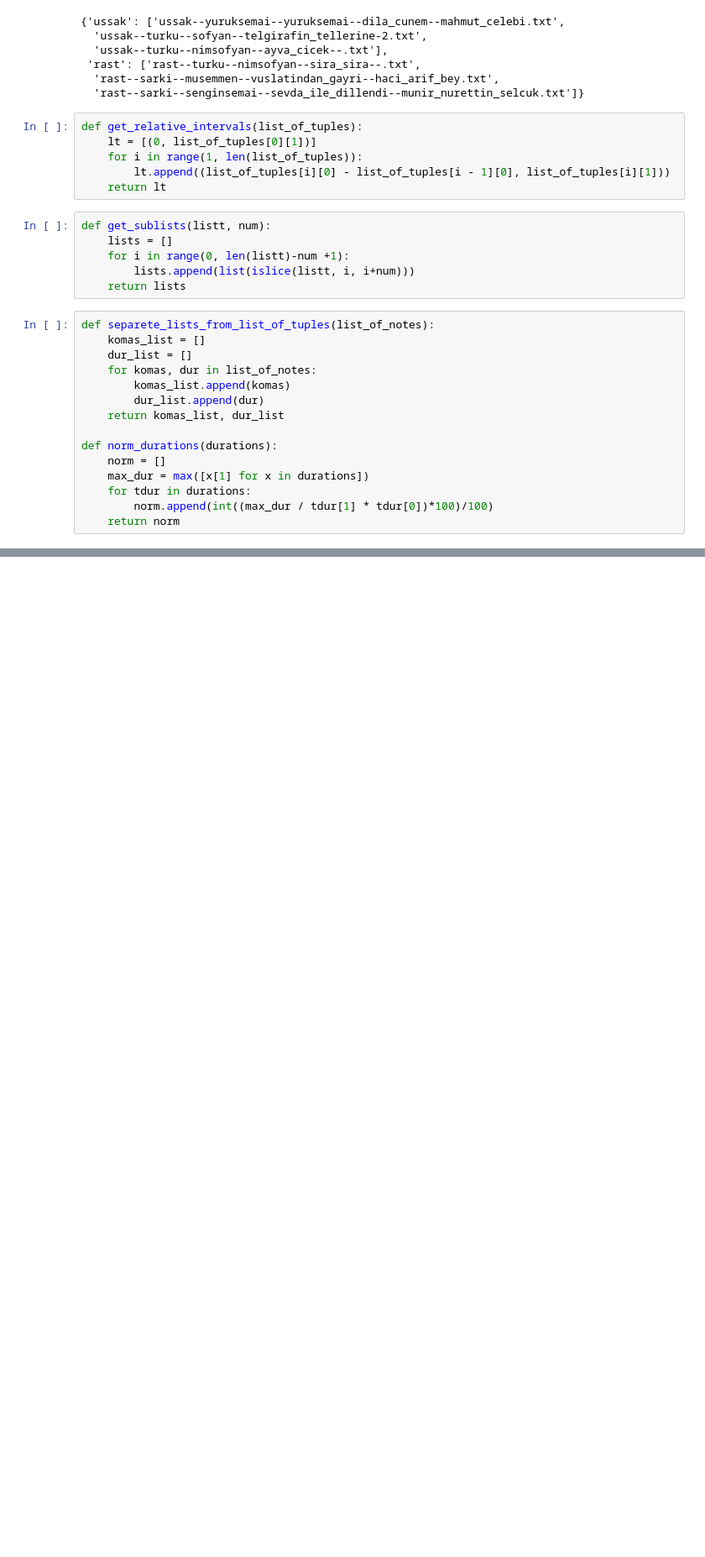
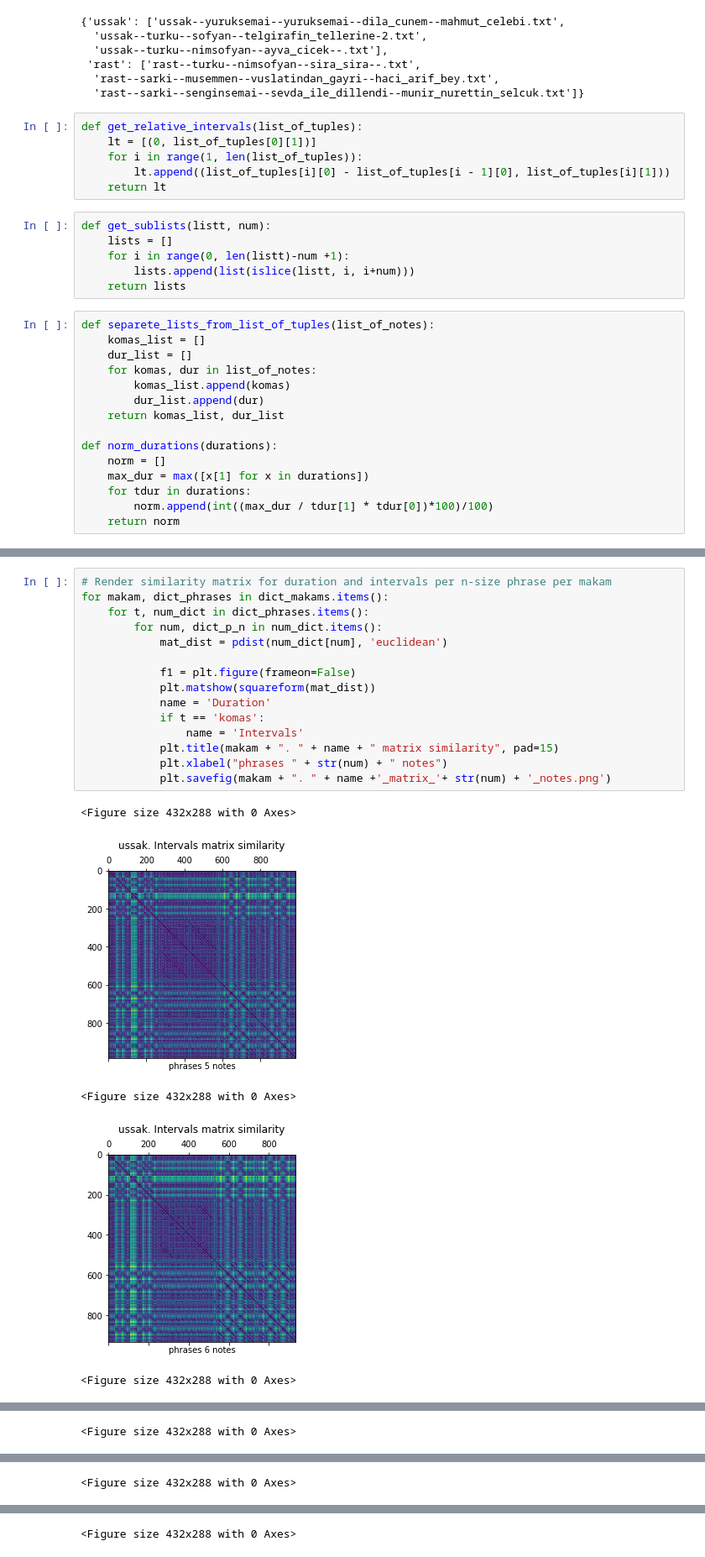
Before and after one commit to ljoglar/makam_paterns, a Jupyter notebook: makam_similarity.ipynb, the cells around one changed output, grey strips where cells are left out. Shown at 84% size. Saved outputs shown, nothing was run; the diff lists cells and outputs as text; blank space fills up the shorter version.

```diff
--- a/makam_similarity.ipynb
+++ b/makam_similarity.ipynb
@@ -107,0 +156,21 @@ def get_lists_of_notes_from_score(path, min_n, max_n):
+# %%
+# Render similarity matrix for duration and intervals per n-size phrase per makam
+for makam, dict_phrases in dict_makams.items():
+    for t, num_dict in dict_phrases.items():
+        for num, dict_p_n in num_dict.items():
+            mat_dist = pdist(num_dict[num], 'euclidean')
+
+            f1 = plt.figure(frameon=False)
+            plt.matshow(squareform(mat_dist))
+            name = 'Duration'
+            if t == 'komas':
+                name = 'Intervals'
+            plt.title(makam + ". " + name + " matrix similarity", pad=15)
+            plt.xlabel("phrases " + str(num) + " notes")
+            plt.savefig(makam + ". " + name +'_matrix_'+ str(num) + '_notes.png')
+# %% [output]
+<Figure size 432x288 with 0 Axes>
+[figure, added]
+<Figure size 432x288 with 0 Axes>
+[figure, added]
+<Figure size 432x288 with 0 Axes>
@@ -107,0 +178 @@ def get_lists_of_notes_from_score(path, min_n, max_n):
+<Figure size 432x288 with 0 Axes>
@@ -107,0 +180 @@ def get_lists_of_notes_from_score(path, min_n, max_n):
+<Figure size 432x288 with 0 Axes>
@@ -107,0 +182 @@ def get_lists_of_notes_from_score(path, min_n, max_n):
+<Figure size 432x288 with 0 Axes>
```
Also changed, not shown: parts of 7 cells of this notebook.
